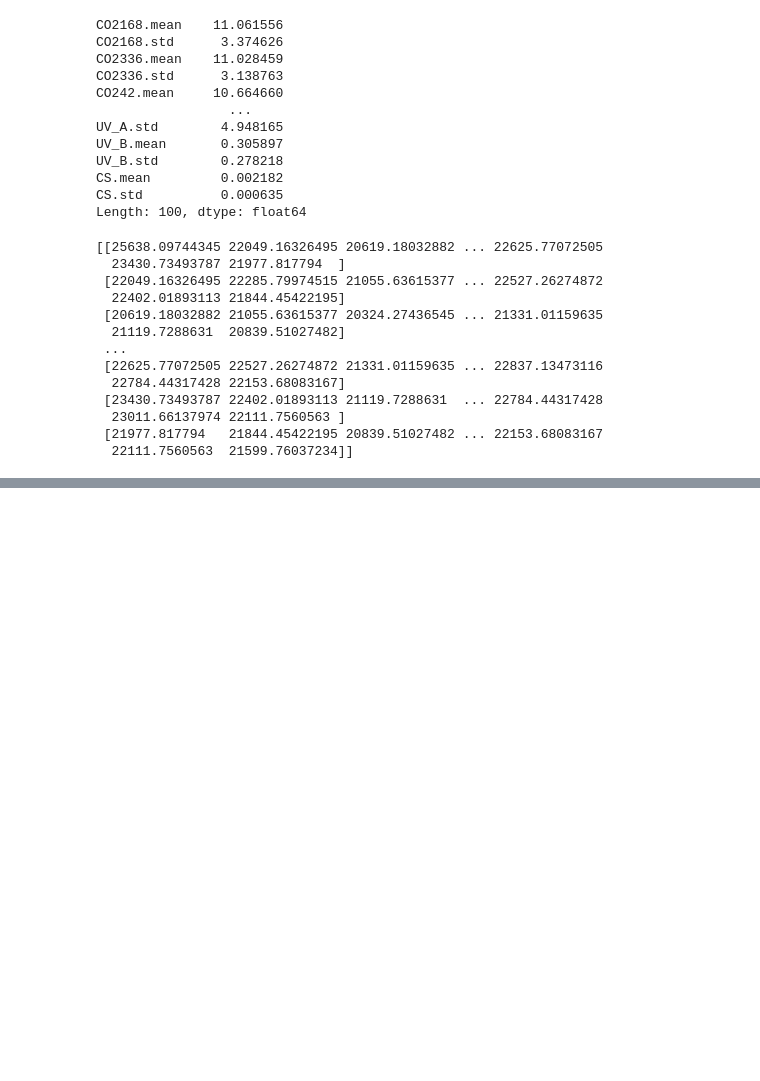
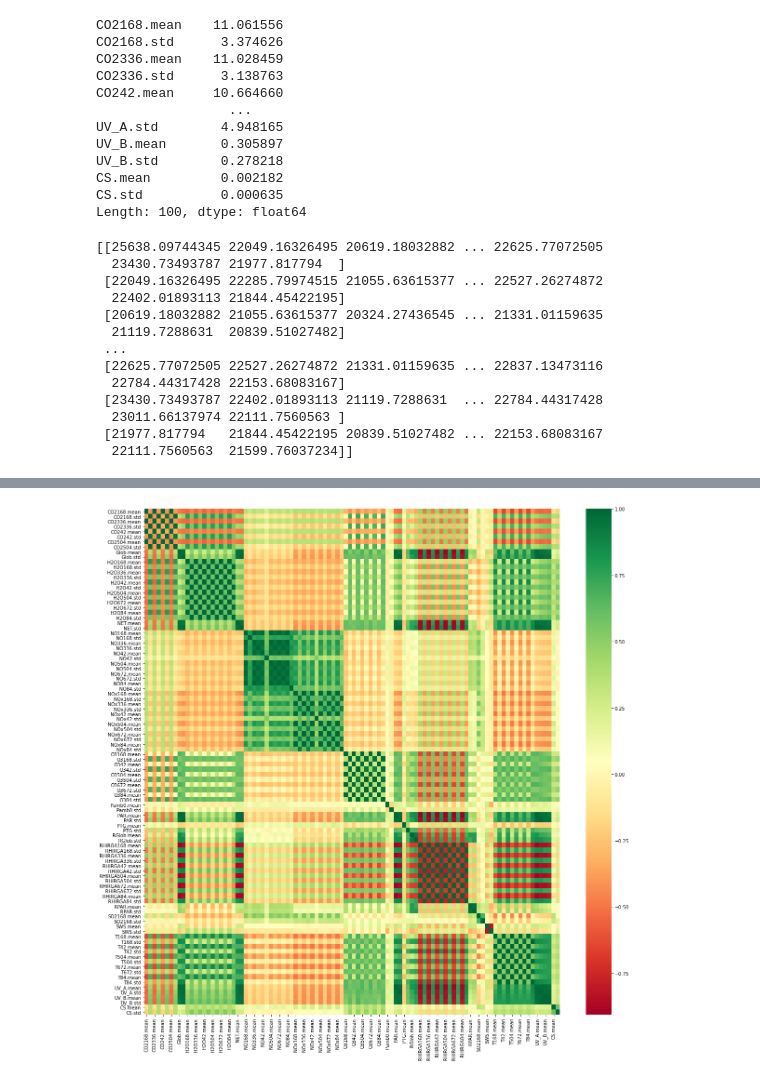
Before and after one commit to williwilliams3/TermProjectIML, a Jupyter notebook: answers_questions.ipynb, the cells around one changed output, grey strips where cells are left out. Saved outputs shown, nothing was run; the diff lists cells and outputs as text; code cells hidden in the pictures; blank space fills up the shorter version.

```diff
--- a/answers_questions.ipynb
+++ b/answers_questions.ipynb
@@ -170,0 +163,23 @@ Index: []
+# %%
+# Read npf_train to get real column names
+npf_train = pd.read_csv("cleaned_data/npf_train.csv", index_col="id")
+npf_train.head()
+
+# Get col names
+col_names = list(npf_train.columns)
+
+# Add first "true_class4"
+col_names = ["true_class4"] + col_names
+
+# Rename class4 and class2 to pred_class4 and pred_class2
+col_names[1] = "pred_class2"
+col_names[2] = "pred_class4"
+# %%
+# Set names to correct and wrong and change feature type to float
+df_correct.columns = col_names
+df_correct = df_correct.infer_objects()
+df_correct
+
+df_wrong.columns = col_names
+df_wrong = df_wrong.infer_objects()
+df_wrong
@@ -170,0 +200,9 @@ Index: []
+# %%
+# Correct
+corrmat = df_correct.corr()
+top_corr_features = corrmat.index
+plt.figure(figsize=(20,20))
+g=sns.heatmap(df_correct[top_corr_features].corr(),annot=False,cmap="RdYlGn")
+plt.savefig('Project_report/project_figures/df_correct_correlationmatrix.pdf')
+# %% [output]
+[figure, added]
```
Also changed, not shown: parts of 5 cells of this notebook, 4 other files.
